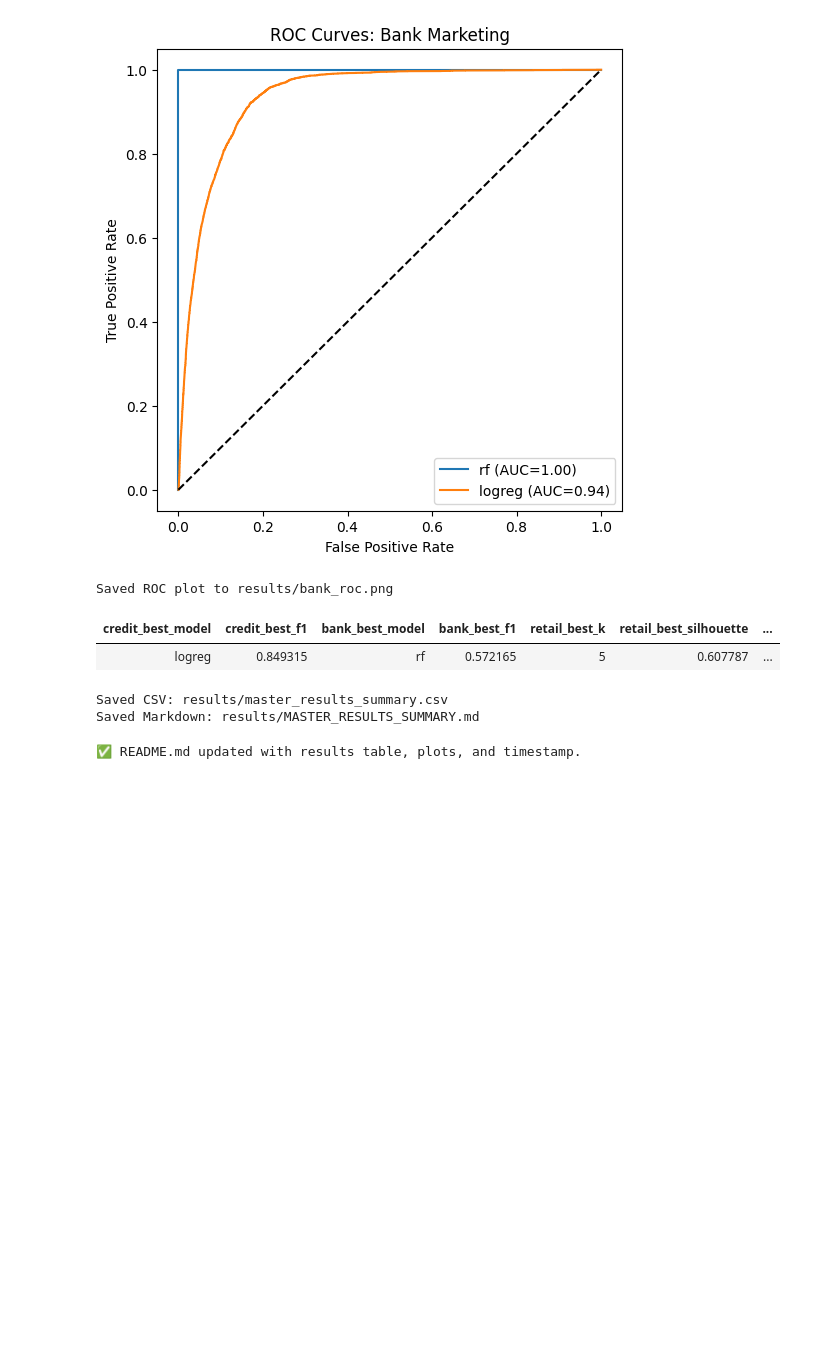
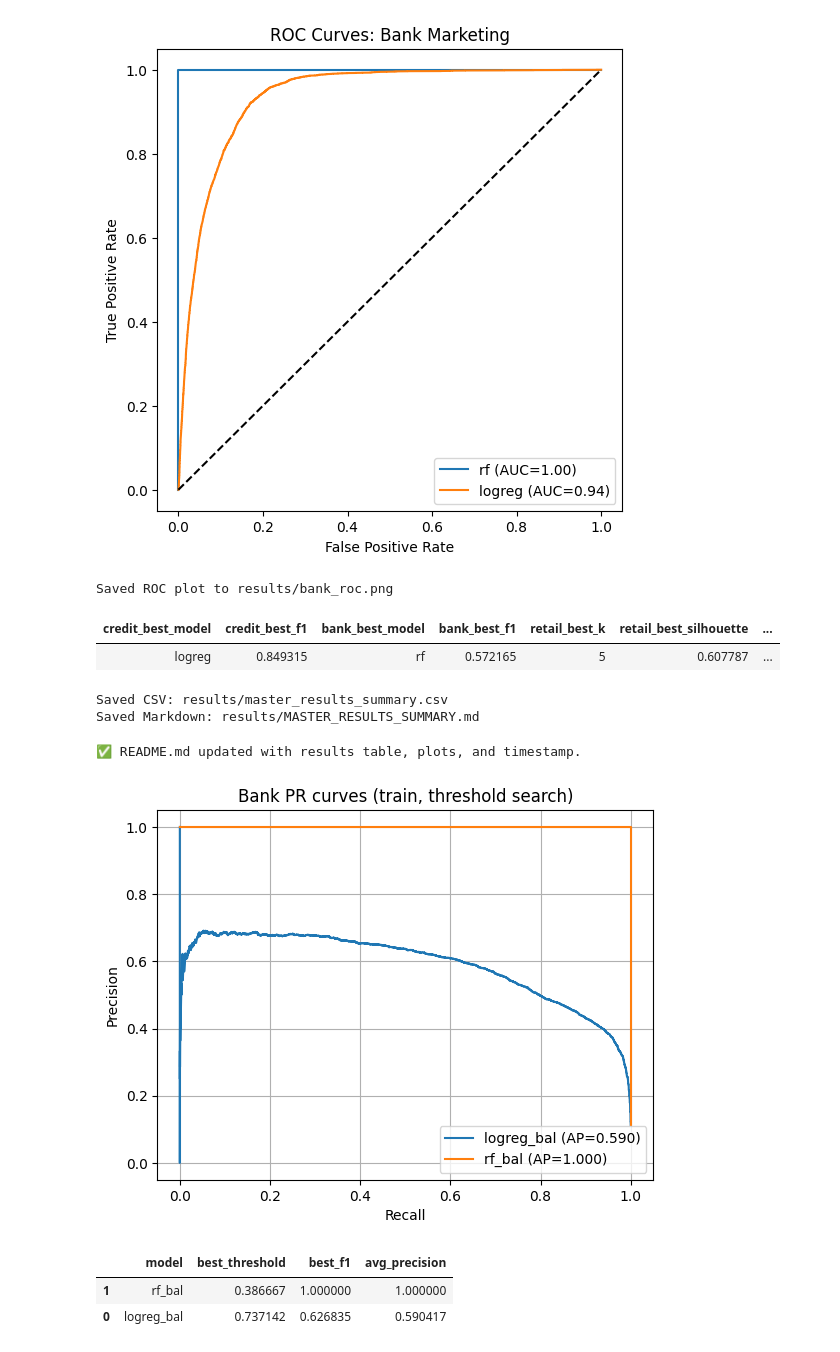
Before and after one commit to Suraalani79/msc-dissertation-2025, a Jupyter notebook: framework.ipynb, the cells around one changed output. Saved outputs shown, nothing was run; the diff lists cells and outputs as text; code cells hidden in the pictures; blank space fills up the shorter version.

```diff
--- a/framework.ipynb
+++ b/framework.ipynb
@@ -806,3 +806,83 @@ root_readme.write_text(updated_text)
 print("✅ README.md updated with results table, plots, and timestamp.")
 # %% [output]
 ✅ README.md updated with results table, plots, and timestamp.
+# %%
+# Show PR curve, report AP and best F1 with tuned threshold, mention class weights.
+# 11) Bank: class_weight + threshold tuning for F1
+import numpy as np, pandas as pd, pathlib
+import matplotlib.pyplot as plt
+from sklearn.pipeline import Pipeline
+from sklearn.compose import ColumnTransformer
+from sklearn.preprocessing import StandardScaler, OneHotEncoder
+from sklearn.impute import SimpleImputer
+from sklearn.metrics import precision_recall_curve, f1_score, average_precision_score
+from sklearn.linear_model import LogisticRegression
+from sklearn.ensemble import RandomForestClassifier
+
+RESULTS_DIR = pathlib.Path("results")
+
+# --- data & preprocessor (reuse your 'bank_df')
+bank = bank_df.copy()
+y = bank["y"].astype(str).str.strip().map({"no":0, "yes":1}).astype(int)
+X = bank.drop(columns=["y"])
+
+cat_cols = [c for c in X.columns if X[c].dtype == "object"]
+num_cols = [c for c in X.columns if c not in cat_cols]
+
+preprocess_bank = ColumnTransformer(
+    transformers=[
+        ('num', Pipeline([('imputer', SimpleImputer(strategy='median')),
+                          ('scaler', StandardScaler())]), num_cols),
+        ('cat', Pipeline([('imputer', SimpleImputer(strategy='most_frequent')),
+                          ('oh', OneHotEncoder(handle_unknown='ignore'))]), cat_cols)
+    ]
+)
+
+models = {
+    "logreg_bal": LogisticRegression(max_iter=1000, class_weight="balanced"),
+    "rf_bal": RandomForestClassifier(n_estimators=300, class_weight="balanced", random_state=42),
+}
+
+rows = []
+plt.figure()
+for name, clf in models.items():
+    pipe = Pipeline([('prep', preprocess_bank), ('clf', clf)])
+    pipe.fit(X, y)
+
+    # probas for PR + threshold search (positive class=1)
+    if hasattr(clf, "predict_proba"):
+        p = pipe.predict_proba(X)[:,1]
+    elif hasattr(clf, "decision_function"):
+        from sklearn.metrics import roc_curve
+        z = pipe.decision_function(X)
+        # map to [0,1] with logistic for thresholding convenience
+        p = 1/(1+np.exp(-z))
+    else:
+        p = pipe.predict(X)  # fallback
+
+    precisions, recalls, thresholds = precision_recall_curve(y, p)
+    f1s = 2*precisions*recalls/(precisions+recalls+1e-12)
+    best_idx = np.nanargmax(f1s)
+    best_th = thresholds[max(0, best_idx-1)] if best_idx > 0 else 0.5
+    best_f1 = f1s[best_idx]
+    ap = average_precision_score(y, p)
+
+    rows.append({"model": name, "best_threshold": float(best_th),
+                 "best_f1": float(best_f1), "avg_precision": float(ap)})
+
+    plt.plot(recalls, precisions, label=f"{name} (AP={ap:.3f})")
+
+plt.xlabel("Recall"); plt.ylabel("Precision"); plt.title("Bank PR curves (train, threshold search)")
+plt.legend(); plt.grid(True)
+plt.savefig(RESULTS_DIR / "bank_pr_curves.png", bbox_inches="tight")
+plt.show()
+
+bank_threshold_tuning = pd.DataFrame(rows).sort_values("best_f1", ascending=False)
+display(bank_threshold_tuning)
+bank_threshold_tuning.to_csv(RESULTS_DIR / "bank_threshold_tuning.csv", index=False)
+print("Saved:", RESULTS_DIR / "bank_pr_curves.png")
+# %% [output]
+[figure, added]
+|  | model | best_threshold | best_f1 | avg_precision |
+| 1 | rf_bal | 0.386667 | 1.000000 | 1.000000 |
+| 0 | logreg_bal | 0.737142 | 0.626835 | 0.590417 |
```
Also changed, not shown: parts of 3 cells of this notebook.
